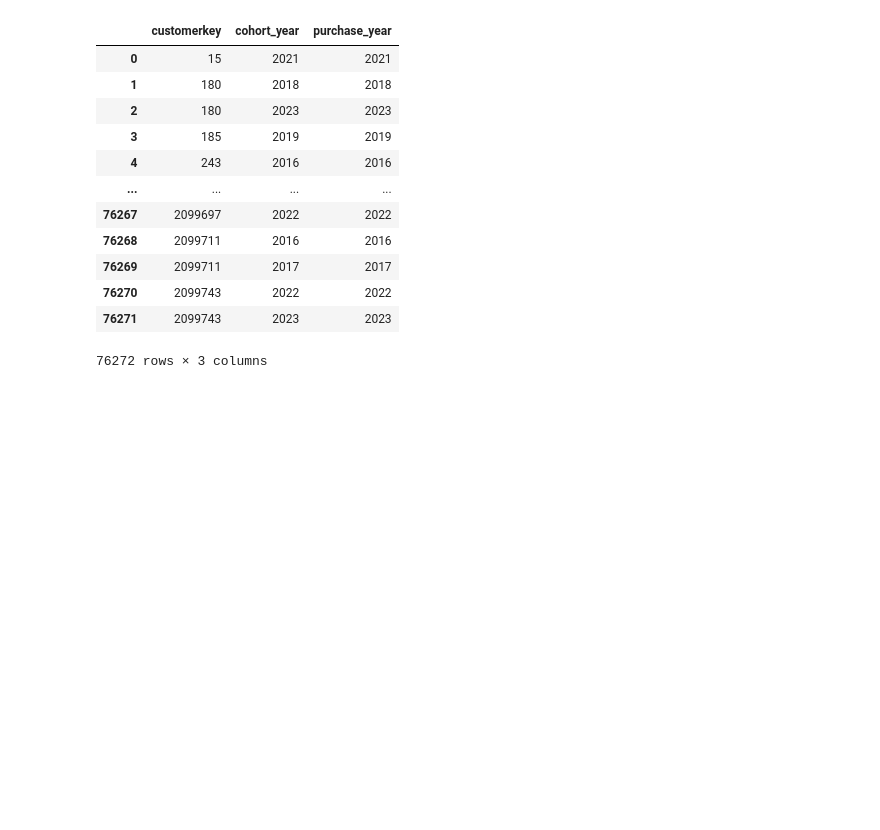
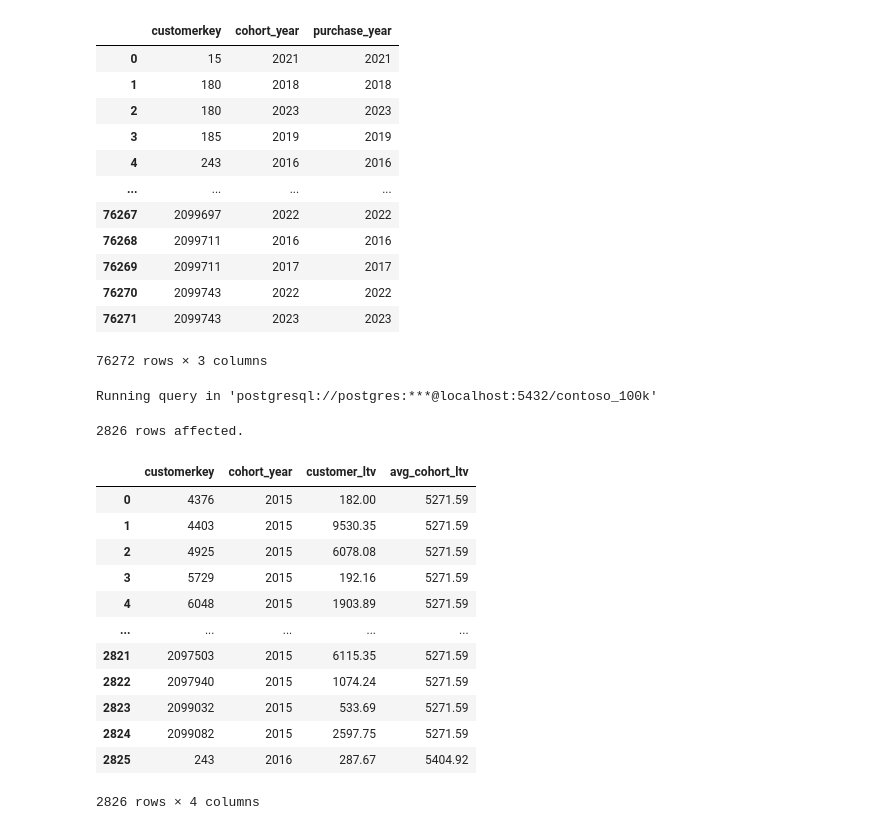
Before and after one commit to codeep3/DA-data-analysis, a Jupyter notebook: Resources/Blank_SQL_Notebook.ipynb, the cells around one changed output. Drawn from its saved outputs; the diff is of its cells as text; code cells hidden in the pictures; blank space fills up the shorter version.

```diff
--- a/Resources/Blank_SQL_Notebook.ipynb
+++ b/Resources/Blank_SQL_Notebook.ipynb
@@ -200,3 +183,40 @@ Running query in 'postgresql://postgres:***@localhost:5432/contoso_100k'
 | 76270 | 2099743 | 2022 | 2022 |
 | 76271 | 2099743 | 2023 | 2023 |
 76272 rows × 3 columns
+# %%
+%%sql
+WITH  yearly_cohort AS(
+  SELECT
+    customerkey,
+    EXTRACT(YEAR FROM MIN(orderdate) ) AS cohort_year,
+    SUM(quantity*netprice*exchangerate) AS customer_ltv
+  FROM
+    sales
+  GROUP BY
+    customerkey
+)
+
+SELECT *,
+  AVG(customer_ltv) OVER(PARTITION BY cohort_year) AS avg_cohort_ltv
+FROM
+  yearly_cohort
+ORDER BY
+  cohort_year,
+  customerkey
+LIMIT 10
+# %% [output]
+Running query in 'postgresql://postgres:***@localhost:5432/contoso_100k'
+2826 rows affected.
+|  | customerkey | cohort_year | customer_ltv | avg_cohort_ltv |
+| 0 | 4376 | 2015 | 182.00 | 5271.59 |
+| 1 | 4403 | 2015 | 9530.35 | 5271.59 |
+| 2 | 4925 | 2015 | 6078.08 | 5271.59 |
+| 3 | 5729 | 2015 | 192.16 | 5271.59 |
+| 4 | 6048 | 2015 | 1903.89 | 5271.59 |
+| ... | ... | ... | ... | ... |
+| 2821 | 2097503 | 2015 | 6115.35 | 5271.59 |
+| 2822 | 2097940 | 2015 | 1074.24 | 5271.59 |
+| 2823 | 2099032 | 2015 | 533.69 | 5271.59 |
+| 2824 | 2099082 | 2015 | 2597.75 | 5271.59 |
+| 2825 | 243 | 2016 | 287.67 | 5404.92 |
+2826 rows × 4 columns
```
Also changed, not shown: parts of 1 cell of this notebook.
